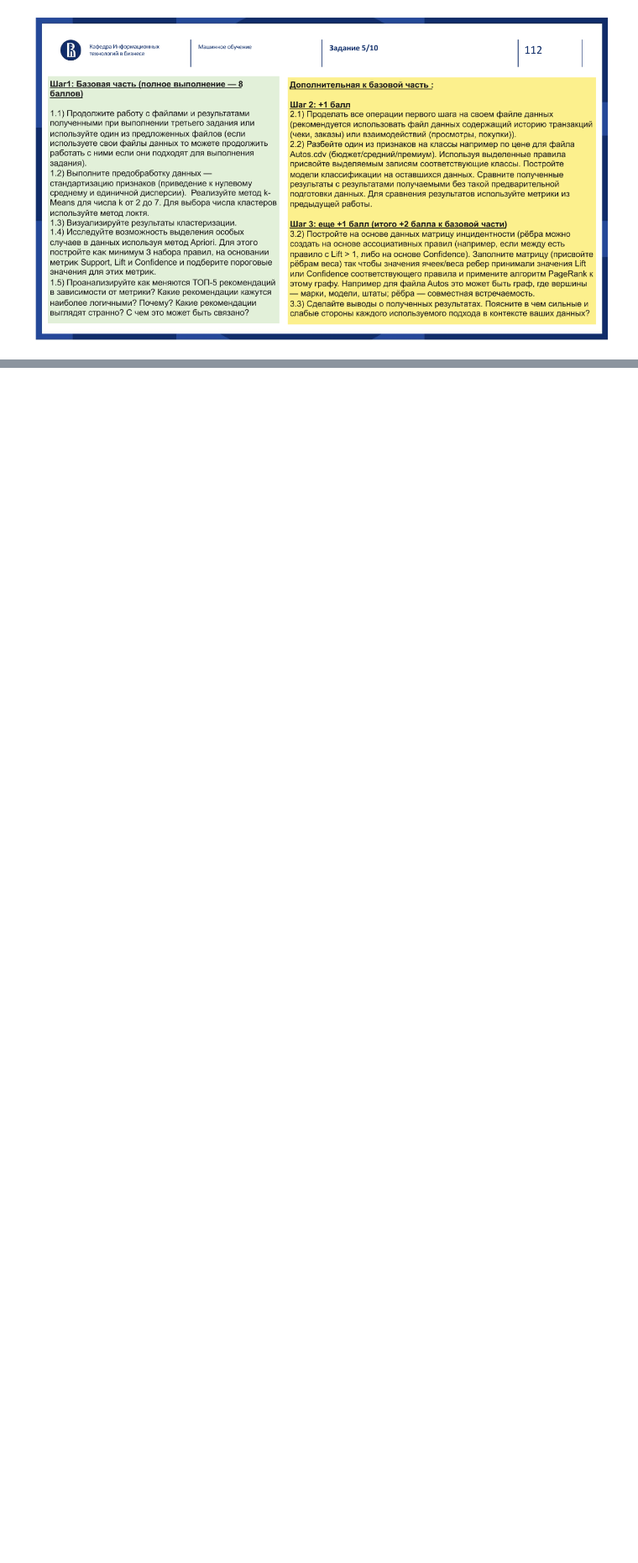
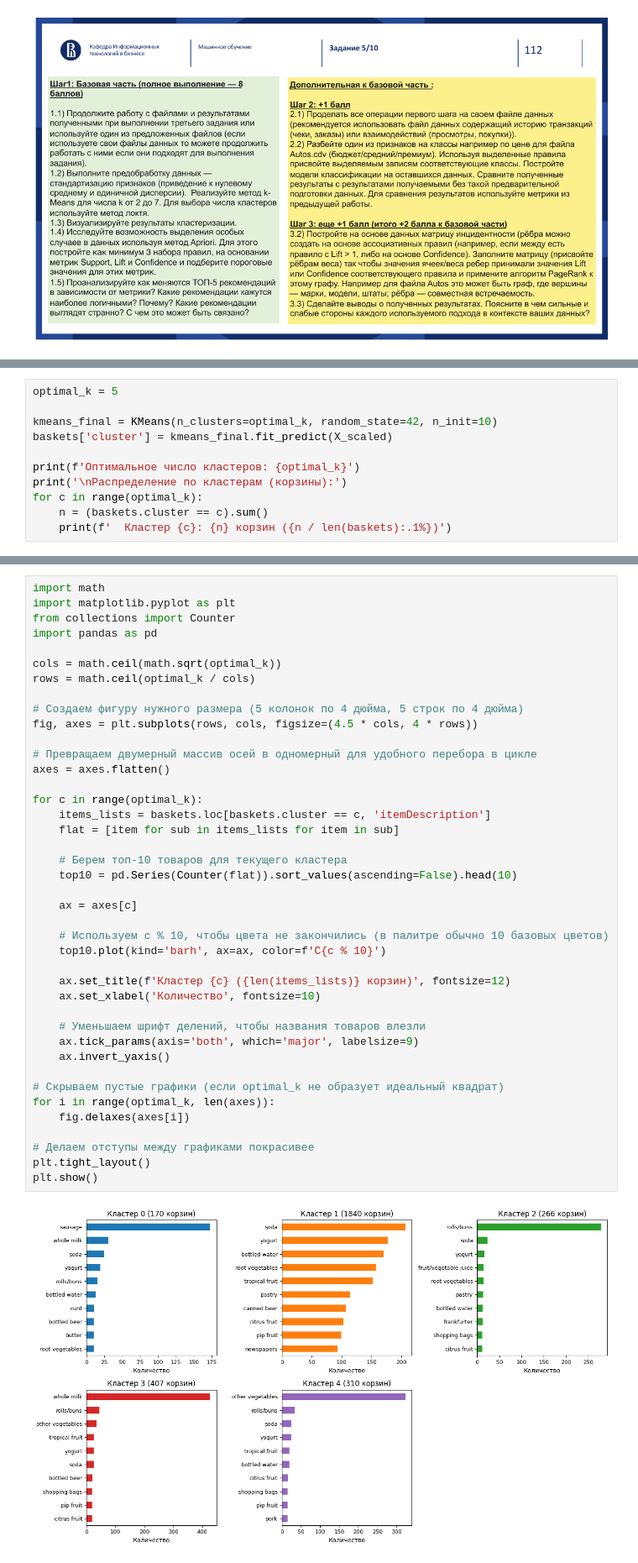
Before and after one commit to Poruch/Data_analysis_with_Python, a Jupyter notebook: Задание_5_Мальшаков_АА_РИС24-3.ipynb, the cells around one changed output, grey strips where cells are left out. Shown at 84% size. Cells and saved outputs as stored; diff of their text form; blank space fills up the shorter version.

```diff
--- a/Задание_5_Мальшаков_АА_РИС24-3.ipynb
+++ b/Задание_5_Мальшаков_АА_РИС24-3.ipynb
@@ -2,0 +104,11 @@
+# %%
+optimal_k = 5
+
+kmeans_final = KMeans(n_clusters=optimal_k, random_state=42, n_init=10)
+baskets['cluster'] = kmeans_final.fit_predict(X_scaled)
+
+print(f'Оптимальное число кластеров: {optimal_k}')
+print('\nРаспределение по кластерам (корзины):')
+for c in range(optimal_k):
+    n = (baskets.cluster == c).sum()
+    print(f'  Кластер {c}: {n} корзин ({n / len(baskets):.1%})')
@@ -2,0 +124,43 @@
+# %%
+import math
+import matplotlib.pyplot as plt
+from collections import Counter
+import pandas as pd
+
+cols = math.ceil(math.sqrt(optimal_k))
+rows = math.ceil(optimal_k / cols)
+
+# Создаем фигуру нужного размера (5 колонок по 4 дюйма, 5 строк по 4 дюйма)
+fig, axes = plt.subplots(rows, cols, figsize=(4.5 * cols, 4 * rows))
+
+# Превращаем двумерный массив осей в одномерный для удобного перебора в цикле
+axes = axes.flatten()
+
+for c in range(optimal_k):
+    items_lists = baskets.loc[baskets.cluster == c, 'itemDescription']
+    flat = [item for sub in items_lists for item in sub]
+
+    # Берем топ-10 товаров для текущего кластера
+    top10 = pd.Series(Counter(flat)).sort_values(ascending=False).head(10)
+
+    ax = axes[c]
+
+    # Используем c % 10, чтобы цвета не закончились (в палитре обычно 10 базовых цветов)
+    top10.plot(kind='barh', ax=ax, color=f'C{c % 10}')
+
+    ax.set_title(f'Кластер {c} ({len(items_lists)} корзин)', fontsize=12)
+    ax.set_xlabel('Количество', fontsize=10)
+
+    # Уменьшаем шрифт делений, чтобы названия товаров влезли
+    ax.tick_params(axis='both', which='major', labelsize=9)
+    ax.invert_yaxis()
+
+# Скрываем пустые графики (если optimal_k не образует идеальный квадрат)
+for i in range(optimal_k, len(axes)):
+    fig.delaxes(axes[i])
+
+# Делаем отступы между графиками покрасивее
+plt.tight_layout()
+plt.show()
+# %% [output]
+[figure, added]
```
Also changed, not shown: parts of 8 cells of this notebook, 3 other files.
